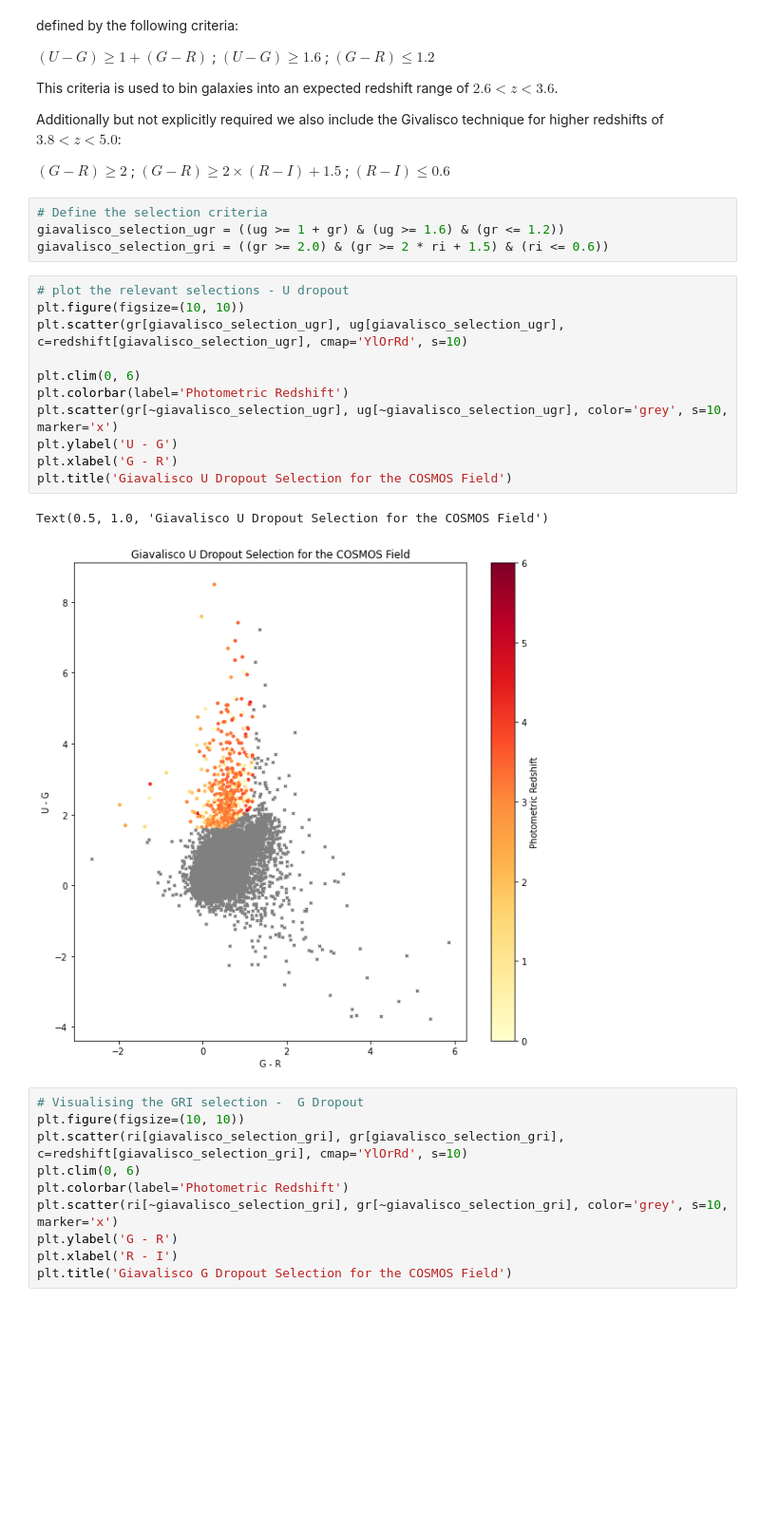
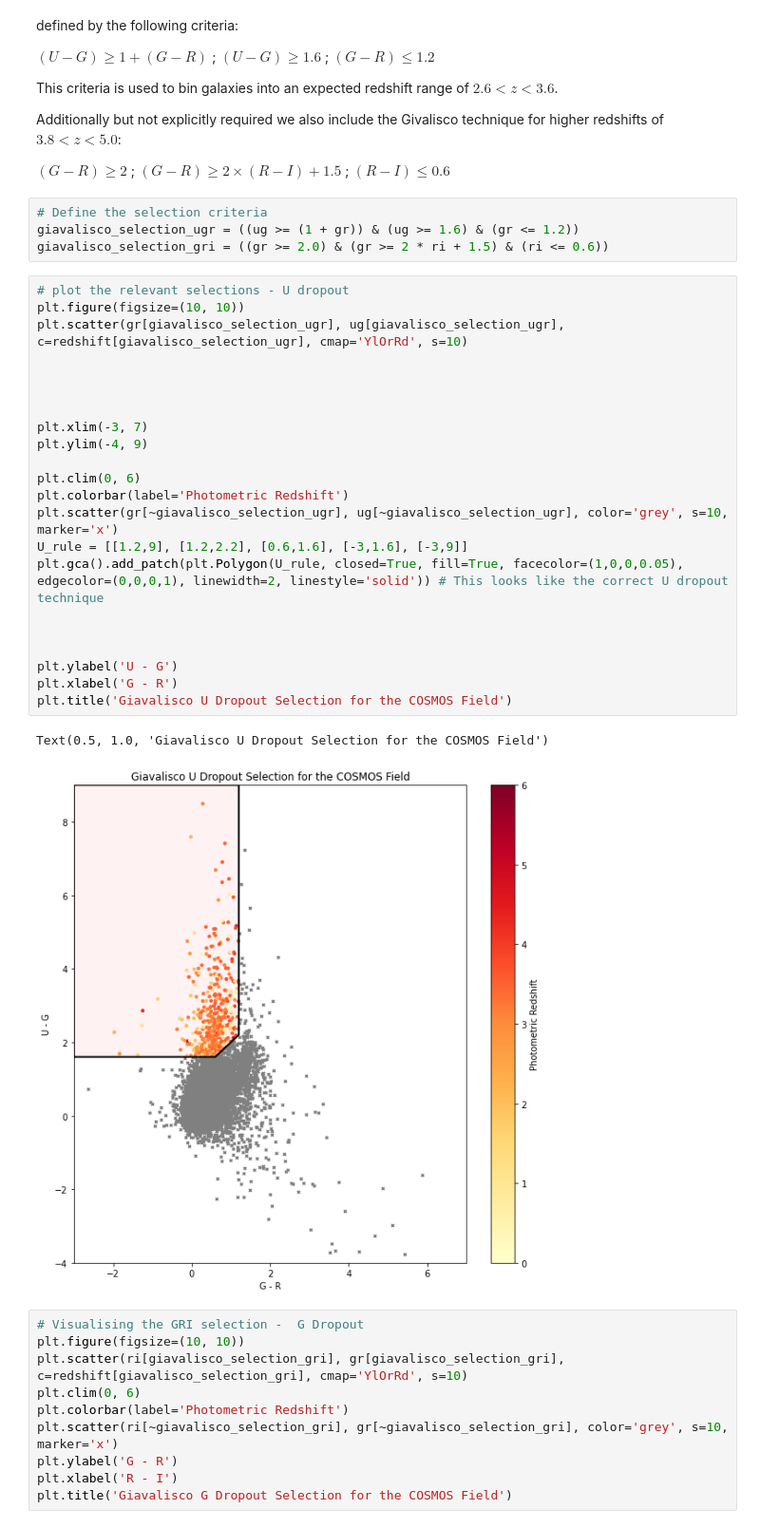
Before and after one commit to mitchellhooymans/LymanBreakActivity, a Jupyter notebook: LymanBreakActivity.ipynb, the cells around one changed output. Shown at 95% size. Saved outputs shown, nothing was run; the diff lists cells and outputs as text; blank space fills up the shorter version.

Commit message:
Added redshift, mass histograms , etc.
Added histograms of redshift and lmass, and also added the proper fitting for the selection region

```diff
--- a/LymanBreakActivity.ipynb
+++ b/LymanBreakActivity.ipynb
@@ -132,22 +132,33 @@ Additionally but not explicitly required we also include the Givalisco technique
 $(G - R) \geq 2 $ ; $(G - R) \geq 2 \times (R - I) + 1.5$ ; $(R - I) \leq 0.6$
 # %%
 # Define the selection criteria
-giavalisco_selection_ugr = ((ug >= 1 + gr) & (ug >= 1.6) & (gr <= 1.2))
+giavalisco_selection_ugr = ((ug >= (1 + gr)) & (ug >= 1.6) & (gr <= 1.2))
 giavalisco_selection_gri = ((gr >= 2.0) & (gr >= 2 * ri + 1.5) & (ri <= 0.6))
 # %%
 # plot the relevant selections - U dropout
 plt.figure(figsize=(10, 10))
 plt.scatter(gr[giavalisco_selection_ugr], ug[giavalisco_selection_ugr], c=redshift[giavalisco_selection_ugr], cmap='YlOrRd', s=10)
 
+
+
+
+plt.xlim(-3, 7)
+plt.ylim(-4, 9)
+
 plt.clim(0, 6)
 plt.colorbar(label='Photometric Redshift')
 plt.scatter(gr[~giavalisco_selection_ugr], ug[~giavalisco_selection_ugr], color='grey', s=10, marker='x')
+U_rule = [[1.2,9], [1.2,2.2], [0.6,1.6], [-3,1.6], [-3,9]]
+plt.gca().add_patch(plt.Polygon(U_rule, closed=True, fill=True, facecolor=(1,0,0,0.05), edgecolor=(0,0,0,1), linewidth=2, linestyle='solid')) # This looks like the correct U dropout technique
+
+
+
 plt.ylabel('U - G')
 plt.xlabel('G - R')
 plt.title('Giavalisco U Dropout Selection for the COSMOS Field')
 # %% [output]
 Text(0.5, 1.0, 'Giavalisco U Dropout Selection for the COSMOS Field')
-[figure, old version]
+[figure, new version]
 # %%
 # Visualising the GRI selection -  G Dropout
 plt.figure(figsize=(10, 10))
```
Also changed, not shown: parts of 7 cells of this notebook.
